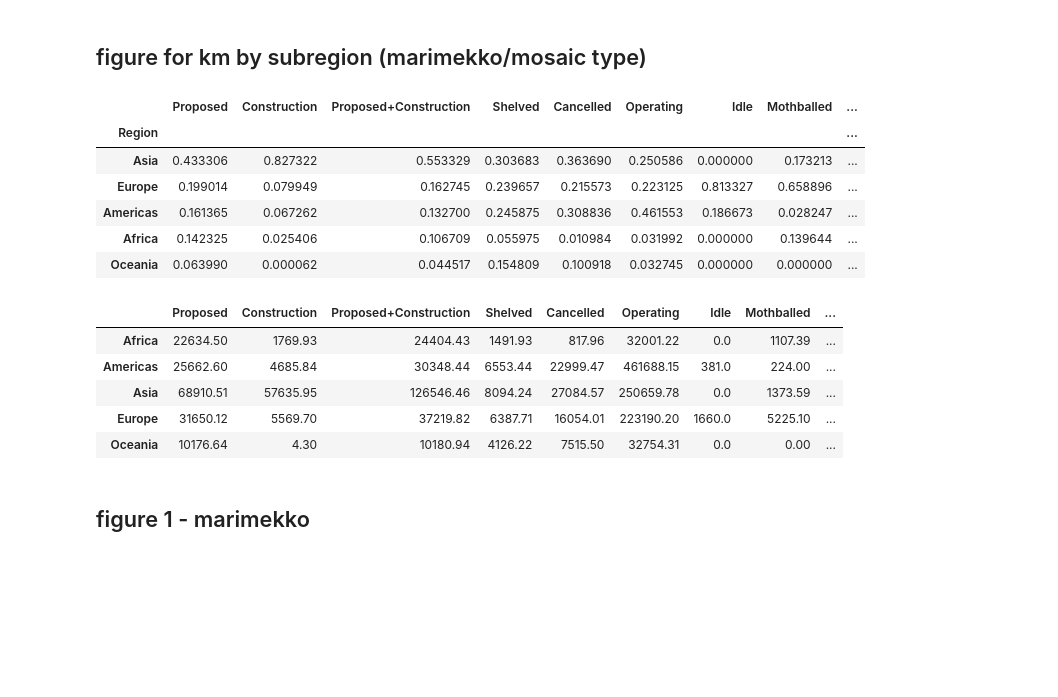
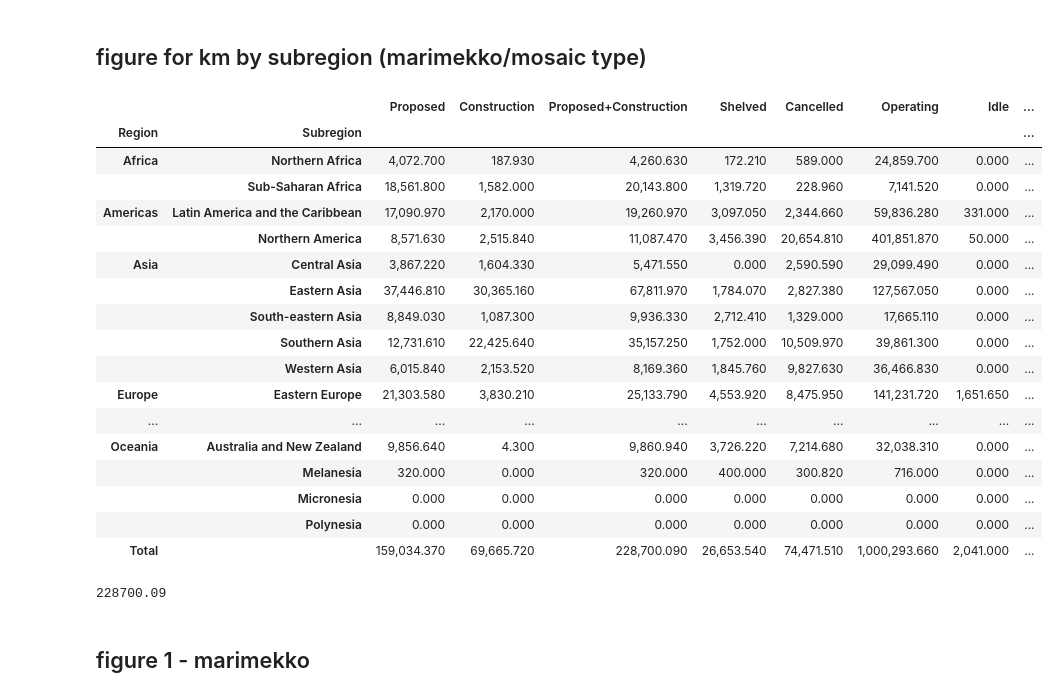
Before and after one commit to GlobalEnergyMonitor/GOIT-GGIT-research, a Jupyter notebook: gas-pipelines-briefing-q3-2023/notebooks/gas-pipelines-briefing-2023-research-calculations.ipynb, the cells around one changed output. Cells and saved outputs as stored; diff of their text form; code cells hidden in the pictures; blank space fills up the shorter version.

```diff
--- a/gas-pipelines-briefing-q3-2023/notebooks/gas-pipelines-briefing-2023-research-calculations.ipynb
+++ b/gas-pipelines-briefing-q3-2023/notebooks/gas-pipelines-briefing-2023-research-calculations.ipynb
@@ -350,16 +334,27 @@ treemap_colors = {'Americas':'#c75a00',
                   'Europe':'#902c00',
                   'Africa':'#f98c28',
                   'Oceania':'#ffd370'}
-# %%
-regional_sum_df_normalized
-# %% [output]
-|  | Proposed | Construction | Proposed+Construction | Shelved | Cancelled | Operating | Idle | Mothballed | ... |
-| Region |  |  |  |  |  |  |  |  | ... |
-| Asia | 0.433306 | 0.827322 | 0.553329 | 0.303683 | 0.363690 | 0.250586 | 0.000000 | 0.173213 | ... |
-| Europe | 0.199014 | 0.079949 | 0.162745 | 0.239657 | 0.215573 | 0.223125 | 0.813327 | 0.658896 | ... |
-| Americas | 0.161365 | 0.067262 | 0.132700 | 0.245875 | 0.308836 | 0.461553 | 0.186673 | 0.028247 | ... |
-| Africa | 0.142325 | 0.025406 | 0.106709 | 0.055975 | 0.010984 | 0.031992 | 0.000000 | 0.139644 | ... |
-| Oceania | 0.063990 | 0.000062 | 0.044517 | 0.154809 | 0.100918 | 0.032745 | 0.000000 | 0.000000 | ... |
+# %%
+km_by_subregion_df
+# %% [output]
+|  |  | Proposed | Construction | Proposed+Construction | Shelved | Cancelled | Operating | Idle | ... |
+| Region | Subregion |  |  |  |  |  |  |  | ... |
+| Africa | Northern Africa | 4,072.700 | 187.930 | 4,260.630 | 172.210 | 589.000 | 24,859.700 | 0.000 | ... |
+|  | Sub-Saharan Africa | 18,561.800 | 1,582.000 | 20,143.800 | 1,319.720 | 228.960 | 7,141.520 | 0.000 | ... |
+| Americas | Latin America and the Caribbean | 17,090.970 | 2,170.000 | 19,260.970 | 3,097.050 | 2,344.660 | 59,836.280 | 331.000 | ... |
+|  | Northern America | 8,571.630 | 2,515.840 | 11,087.470 | 3,456.390 | 20,654.810 | 401,851.870 | 50.000 | ... |
+| Asia | Central Asia | 3,867.220 | 1,604.330 | 5,471.550 | 0.000 | 2,590.590 | 29,099.490 | 0.000 | ... |
+|  | Eastern Asia | 37,446.810 | 30,365.160 | 67,811.970 | 1,784.070 | 2,827.380 | 127,567.050 | 0.000 | ... |
+|  | South-eastern Asia | 8,849.030 | 1,087.300 | 9,936.330 | 2,712.410 | 1,329.000 | 17,665.110 | 0.000 | ... |
+|  | Southern Asia | 12,731.610 | 22,425.640 | 35,157.250 | 1,752.000 | 10,509.970 | 39,861.300 | 0.000 | ... |
+|  | Western Asia | 6,015.840 | 2,153.520 | 8,169.360 | 1,845.760 | 9,827.630 | 36,466.830 | 0.000 | ... |
+| Europe | Eastern Europe | 21,303.580 | 3,830.210 | 25,133.790 | 4,553.920 | 8,475.950 | 141,231.720 | 1,651.650 | ... |
+| ... | ... | ... | ... | ... | ... | ... | ... | ... | ... |
+| Oceania | Australia and New Zealand | 9,856.640 | 4.300 | 9,860.940 | 3,726.220 | 7,214.680 | 32,038.310 | 0.000 | ... |
+|  | Melanesia | 320.000 | 0.000 | 320.000 | 400.000 | 300.820 | 716.000 | 0.000 | ... |
+|  | Micronesia | 0.000 | 0.000 | 0.000 | 0.000 | 0.000 | 0.000 | 0.000 | ... |
+|  | Polynesia | 0.000 | 0.000 | 0.000 | 0.000 | 0.000 | 0.000 | 0.000 | ... |
+| Total |  | 159,034.370 | 69,665.720 | 228,700.090 | 26,653.540 | 74,471.510 | 1,000,293.660 | 2,041.000 | ... |
 # %%
 # build bar thicknesses, normalized by total and by regional subtotals
 km_by_subregion_df_toplot = km_by_subregion_df.drop('Total')
@@ -405,14 +400,9 @@ km_by_subregion_df_toplot['Colors'] = ''
 for idx,row in km_by_subregion_df_toplot.iterrows():
     km_by_subregion_df_toplot.loc[idx,'Colors'] = treemap_colors[idx[0]]
 # %%
-km_by_region_df
+km_by_region_df['Proposed+Construction'].sum()
 # %% [output]
-|  | Proposed | Construction | Proposed+Construction | Shelved | Cancelled | Operating | Idle | Mothballed | ... |
-| Africa | 22634.50 | 1769.93 | 24404.43 | 1491.93 | 817.96 | 32001.22 | 0.0 | 1107.39 | ... |
-| Americas | 25662.60 | 4685.84 | 30348.44 | 6553.44 | 22999.47 | 461688.15 | 381.0 | 224.00 | ... |
-| Asia | 68910.51 | 57635.95 | 126546.46 | 8094.24 | 27084.57 | 250659.78 | 0.0 | 1373.59 | ... |
-| Europe | 31650.12 | 5569.70 | 37219.82 | 6387.71 | 16054.01 | 223190.20 | 1660.0 | 5225.10 | ... |
-| Oceania | 10176.64 | 4.30 | 10180.94 | 4126.22 | 7515.50 | 32754.31 | 0.0 | 0.00 | ... |
+228700.09
 # %% [markdown]
 ## figure 1 - marimekko
 # %%
```
Also changed, not shown: parts of 103 cells of this notebook, 13 other files.
